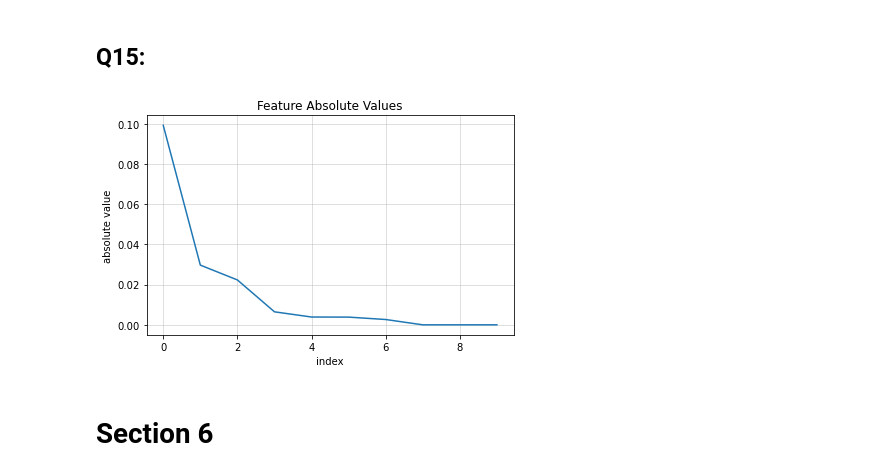
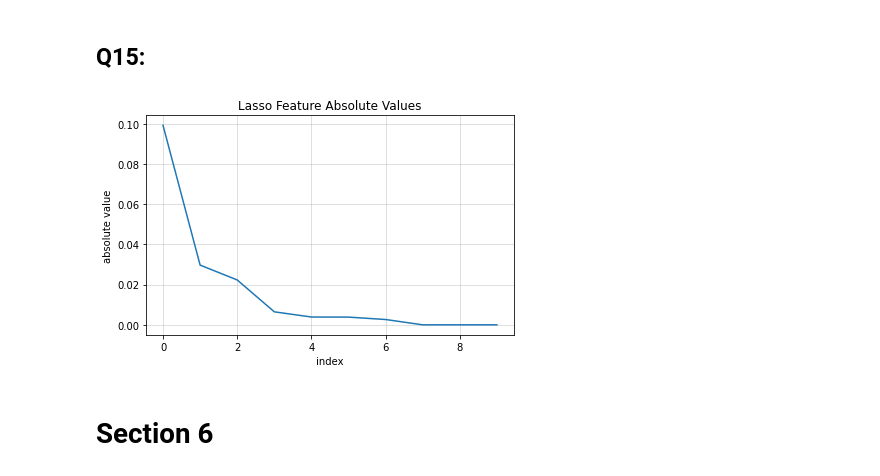
Before and after one commit to danielscohen/ml_hw3, a Jupyter notebook: 313575599-308160647.ipynb, the cells around one changed output. Saved outputs shown, nothing was run; the diff lists cells and outputs as text; code cells hidden in the pictures.

```diff
--- a/313575599-308160647.ipynb
+++ b/313575599-308160647.ipynb
@@ -504,14 +504,14 @@ print(five_max_coefs_vals)
 # %%
 
 plt.plot(range(len(abs_coefs)), sorted(abs_coefs, reverse=True))
 plt.xlabel('index')
 plt.ylabel('absolute value')
-plt.title('Feature Absolute Values')
+plt.title('Lasso Feature Absolute Values')
 plt.grid(alpha=0.5)
 plt.tight_layout()
 plt.show()
 # %% [output]
-[figure, old version]
+[figure, new version]
 # %% [markdown]
 # Section 6
 # %%
```
Also changed, not shown: parts of 6 cells of this notebook.
